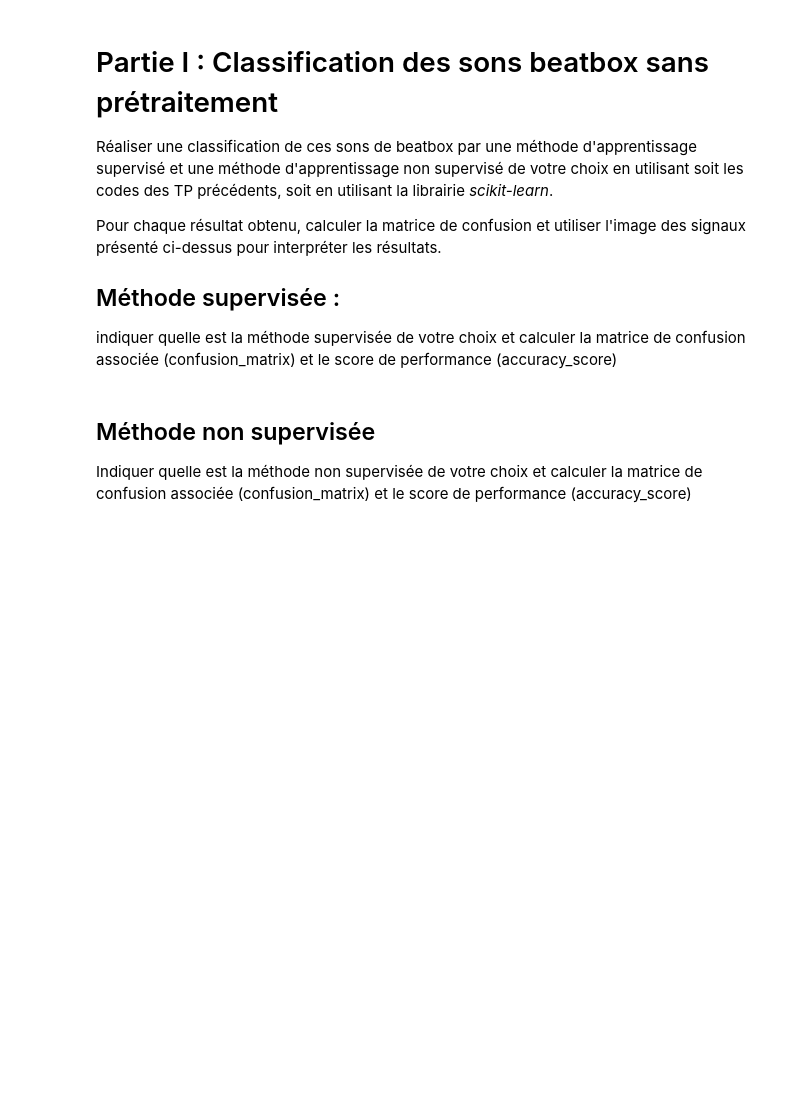
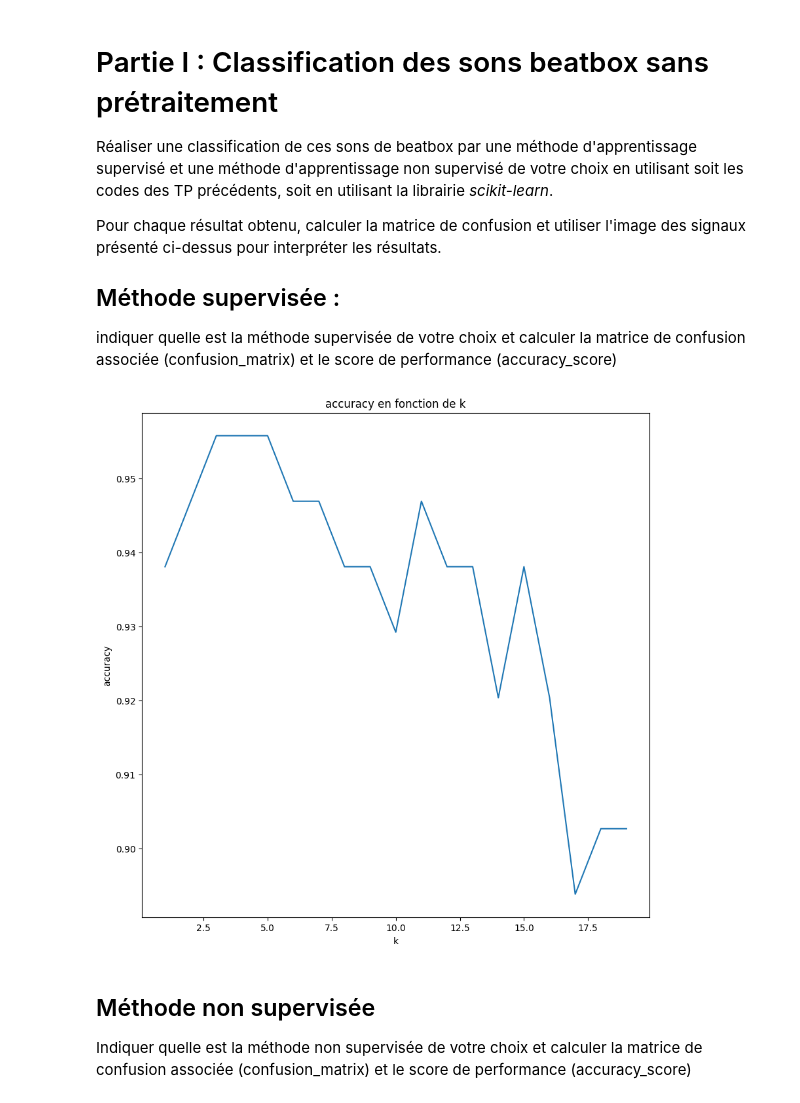
Before and after one commit to HDwayne/Projet_BeatBox, a Jupyter notebook: ProjetBeatbox.ipynb, the cells around one changed output. Drawn from its saved outputs; the diff is of its cells as text; code cells hidden in the pictures; blank space fills up the shorter version.

Commit message:
prédictions en fonction de k

```diff
--- a/ProjetBeatbox.ipynb
+++ b/ProjetBeatbox.ipynb
@@ -190,6 +190,23 @@ accuracy_kppv = accuracy_score(y_test, y_pred_kppv)
 # all_sample_title = 'Accuracy Score: {0}'.format(accuracy_kppv)
 # plt.title(all_sample_title, size=15)
 # plt.show()
+# %%
+# accuracy en focntion de k
+
+res = []
+for k in range(1, 20):
+  y_pred_kppv = kppv(X_train, y_train, X_test, k)
+  accuracy_kppv = accuracy_score(y_test, y_pred_kppv)
+  res.append(accuracy_kppv)
+
+plt.figure(figsize=(10, 10))
+plt.plot(range(1, 20, 1), res)
+plt.xlabel('k')
+plt.ylabel('accuracy')
+plt.title('accuracy en fonction de k')
+plt.show()
+# %% [output]
+[figure, added]
 # %% [markdown]
 ## Méthode non supervisée
 Indiquer quelle est la méthode non supervisée de votre choix et calculer la matrice de confusion associée (confusion_matrix) et le score de performance (accuracy_score)
```
Also changed, not shown: parts of 1 cell of this notebook.
